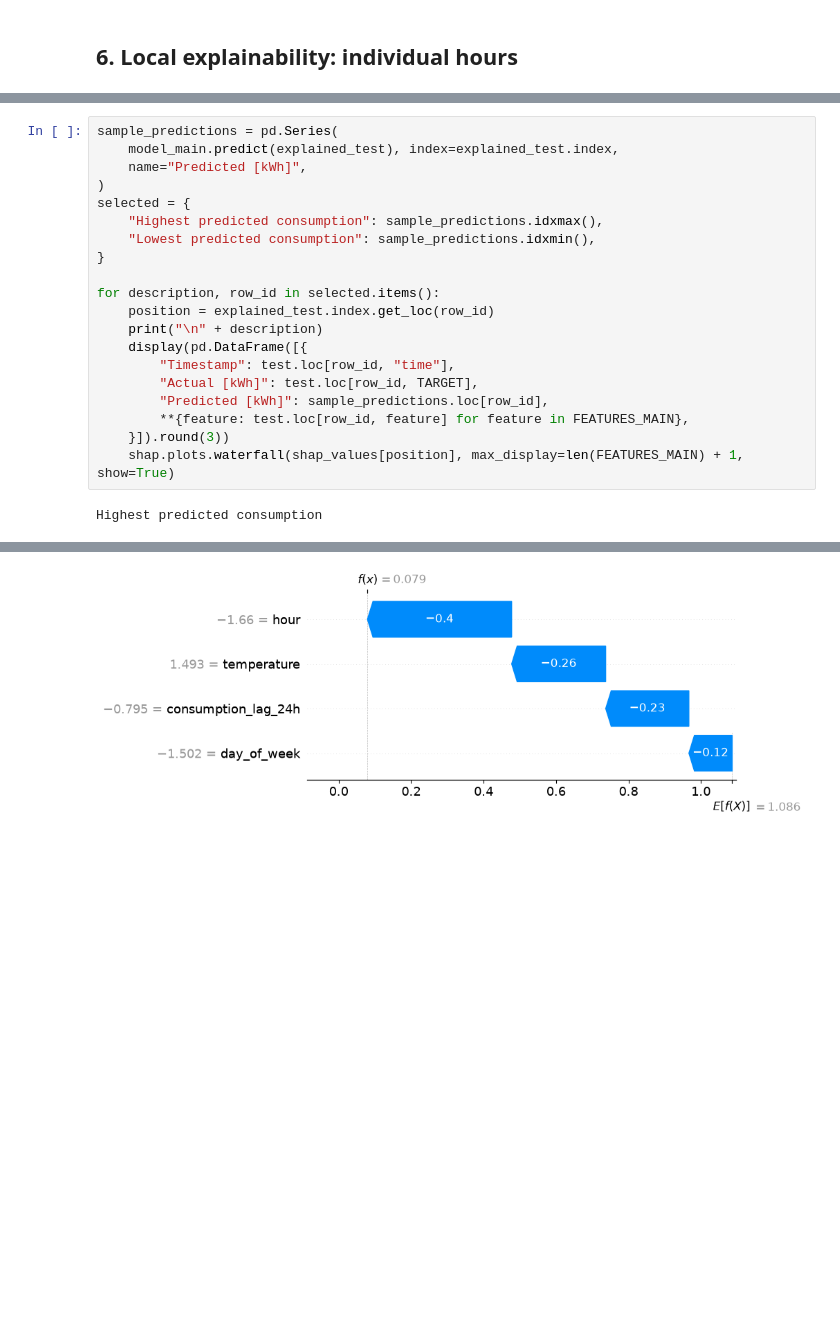
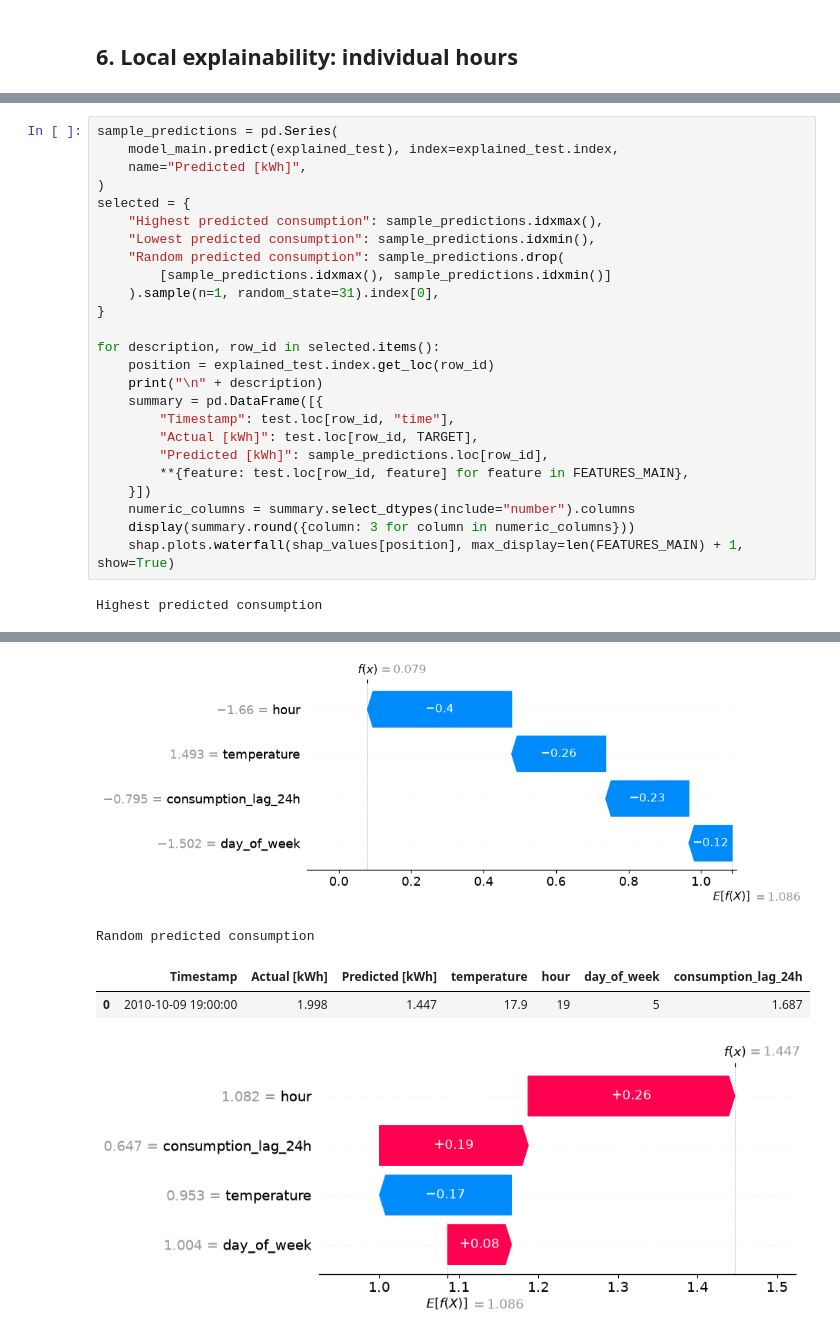
Before and after one commit to angiee99/Household-Power-Consumption-Prediction, a Jupyter notebook: model-explainability.ipynb, the cells around one changed output, grey strips where cells are left out. Saved outputs shown, nothing was run; the diff lists cells and outputs as text; blank space fills up the shorter version.

```diff
--- a/model-explainability.ipynb
+++ b/model-explainability.ipynb
@@ -270,32 +269,41 @@ Waterfall charts show how the four features move the prediction upward or downwa
 # %%
 sample_predictions = pd.Series(
     model_main.predict(explained_test), index=explained_test.index,
     name="Predicted [kWh]",
 )
 selected = {
     "Highest predicted consumption": sample_predictions.idxmax(),
     "Lowest predicted consumption": sample_predictions.idxmin(),
+    "Random predicted consumption": sample_predictions.drop(
+        [sample_predictions.idxmax(), sample_predictions.idxmin()]
+    ).sample(n=1, random_state=31).index[0],
 }
 
 for description, row_id in selected.items():
     position = explained_test.index.get_loc(row_id)
     print("\n" + description)
-    display(pd.DataFrame([{
+    summary = pd.DataFrame([{
         "Timestamp": test.loc[row_id, "time"],
         "Actual [kWh]": test.loc[row_id, TARGET],
         "Predicted [kWh]": sample_predictions.loc[row_id],
         **{feature: test.loc[row_id, feature] for feature in FEATURES_MAIN},
-    }]).round(3))
+    }])
+    numeric_columns = summary.select_dtypes(include="number").columns
+    display(summary.round({column: 3 for column in numeric_columns}))
     shap.plots.waterfall(shap_values[position], max_display=len(FEATURES_MAIN) + 1, show=True)
 # %% [output]
 Highest predicted consumption
 |  | Timestamp | Actual [kWh] | Predicted [kWh] | temperature | hour | day_of_week | consumption_lag_24h |
 | 0 | 2010-10-15 19:00:00 | 1.823 | 2.338 | 11.0 | 19 | 4 | 4.118 |
 [figure]
 Lowest predicted consumption
 |  | Timestamp | Actual [kWh] | Predicted [kWh] | temperature | hour | day_of_week | consumption_lag_24h |
 | 0 | 2010-07-12 | 1.101 | 0.079 | 21.6 | 0 | 0 | 0.348 |
 [figure]
+Random predicted consumption
+|  | Timestamp | Actual [kWh] | Predicted [kWh] | temperature | hour | day_of_week | consumption_lag_24h |
+| 0 | 2010-10-09 19:00:00 | 1.998 | 1.447 | 17.9 | 19 | 5 | 1.687 |
+[figure, added]
 # %% [markdown]
 ## 7. Interpretation and conclusions
 **Global:**
```
Also changed, not shown: parts of 10 cells of this notebook.
